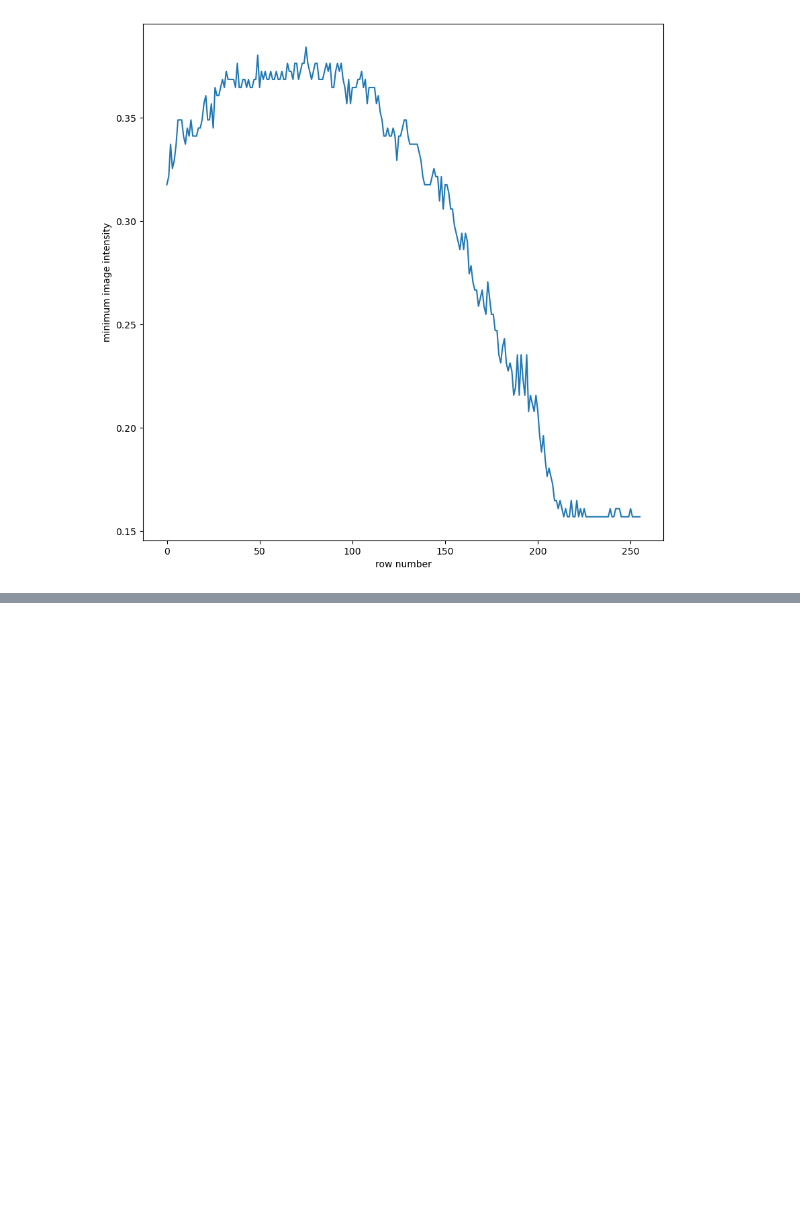
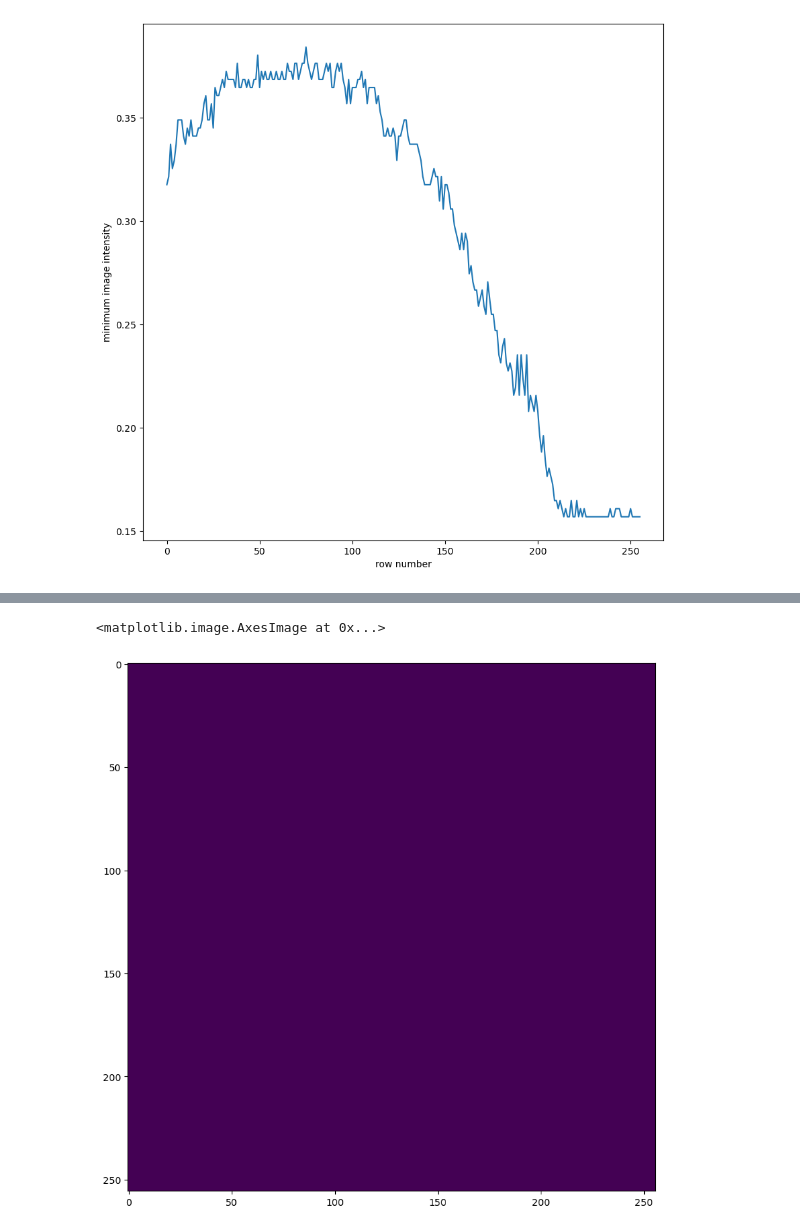
Before and after one commit to dudomatik/comp_vis, a Jupyter notebook: Ex2/02a-binarization.ipynb, the cells around one changed output, grey strips where cells are left out. Saved outputs shown, nothing was run; the diff lists cells and outputs as text; code cells hidden in the pictures; blank space fills up the shorter version.

```diff
--- a/Ex2/02a-binarization.ipynb
+++ b/Ex2/02a-binarization.ipynb
@@ -226,0 +279,6 @@ Text(0, 0.5, 'minimum image intensity')
+# %%
+mask = im_norm > 0.5
+plt.imshow(mask)
+# %% [output]
+<matplotlib.image.AxesImage at 0x...>
+[figure, added]
```
Also changed, not shown: parts of 16 cells of this notebook, 26 other files.
